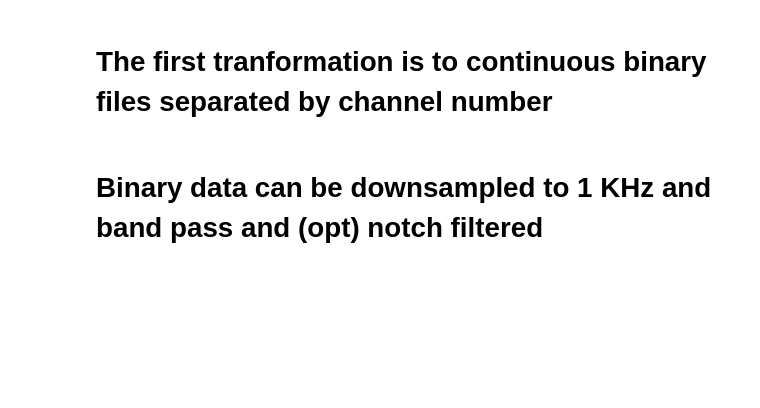
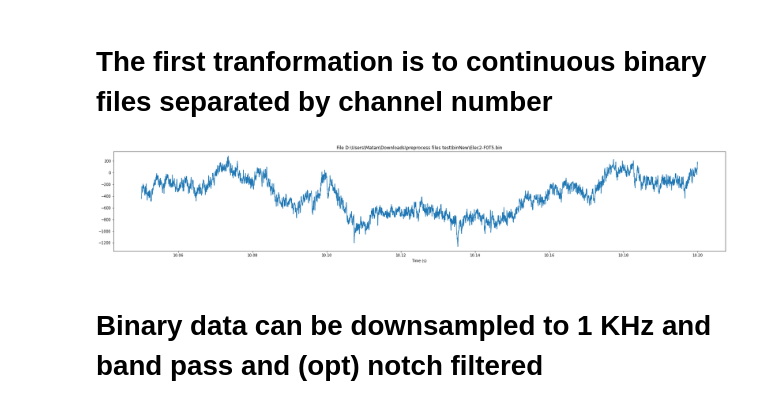
Before and after one commit to orelTahary/Preprocess, a Jupyter notebook: preprocess.ipynb, the cells around one changed output. Drawn from its saved outputs; the diff is of its cells as text; code cells hidden in the pictures; blank space fills up the shorter version.

```diff
--- a/preprocess.ipynb
+++ b/preprocess.ipynb
@@ -67,8 +75,10 @@ lData = pp.wirelessToBin(dataDir,dataDir + 'binNew/',fileList, elecList, verbose
 timeEnd = time.time()
 print(f"Converted {len(elecList)} electrodes {lData:,d} samples in {timeEnd-timeBegin:.2f} seconds")
 # %%
-fig, axes = pp.plotBin(os.path.join(dataDir,'binNew', 'Elec27'+rangeStr+'.bin'), [10.05,10.2])
+fig, axes = pp.plotBin(os.path.join("D:\\Users\\Matan\\Downloads\\preprocess files test\\binNew", 'Elec2-F0T5.bin'), [10.05,10.2])
 fig.set_size_inches((30,5))
+# %% [output]
+[figure, added]
 # %% [markdown]
 # Binary data can be downsampled to 1 KHz and band pass and (opt) notch filtered
 # %%
```
Also changed, not shown: parts of 3 cells of this notebook, 3 other files.
